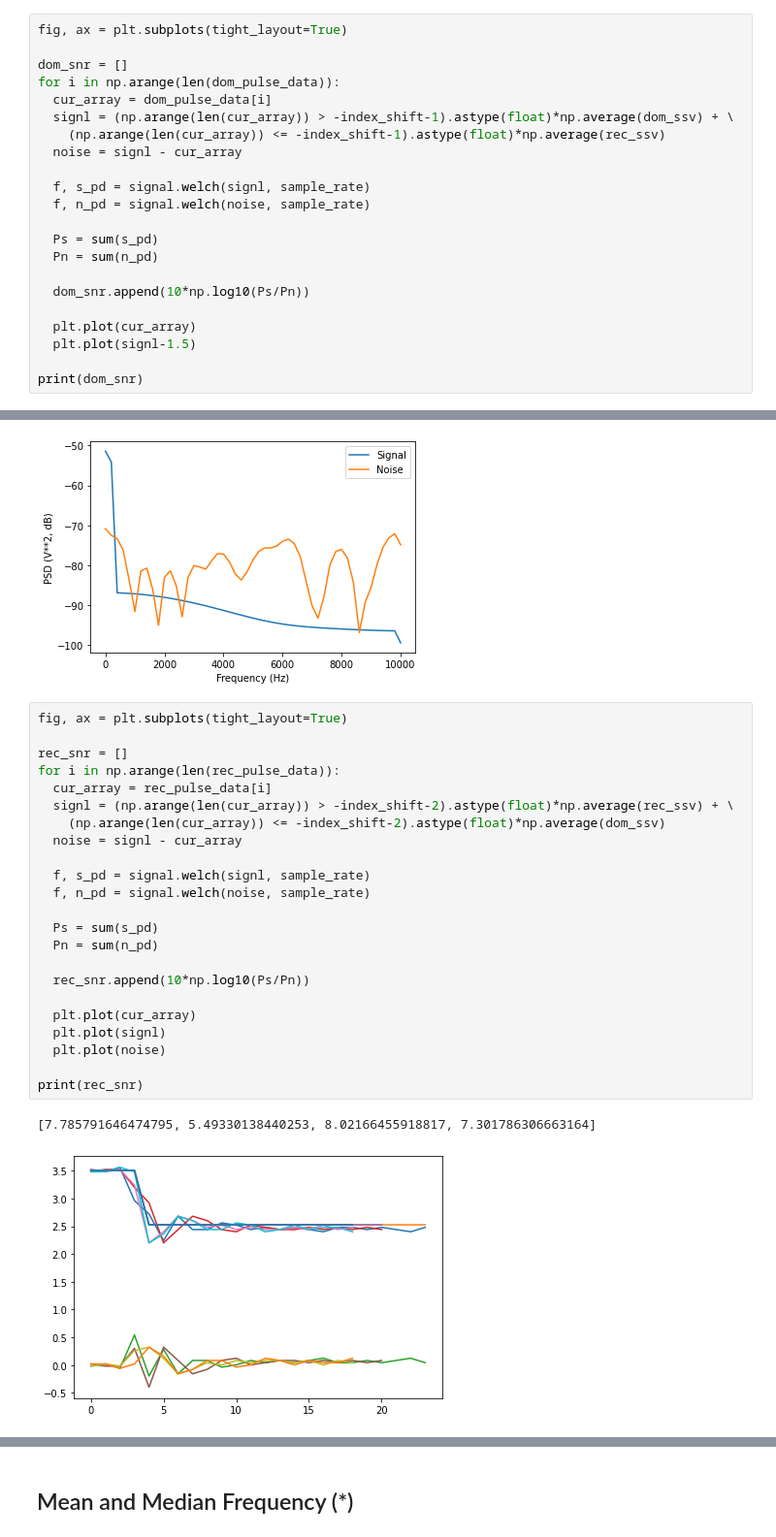
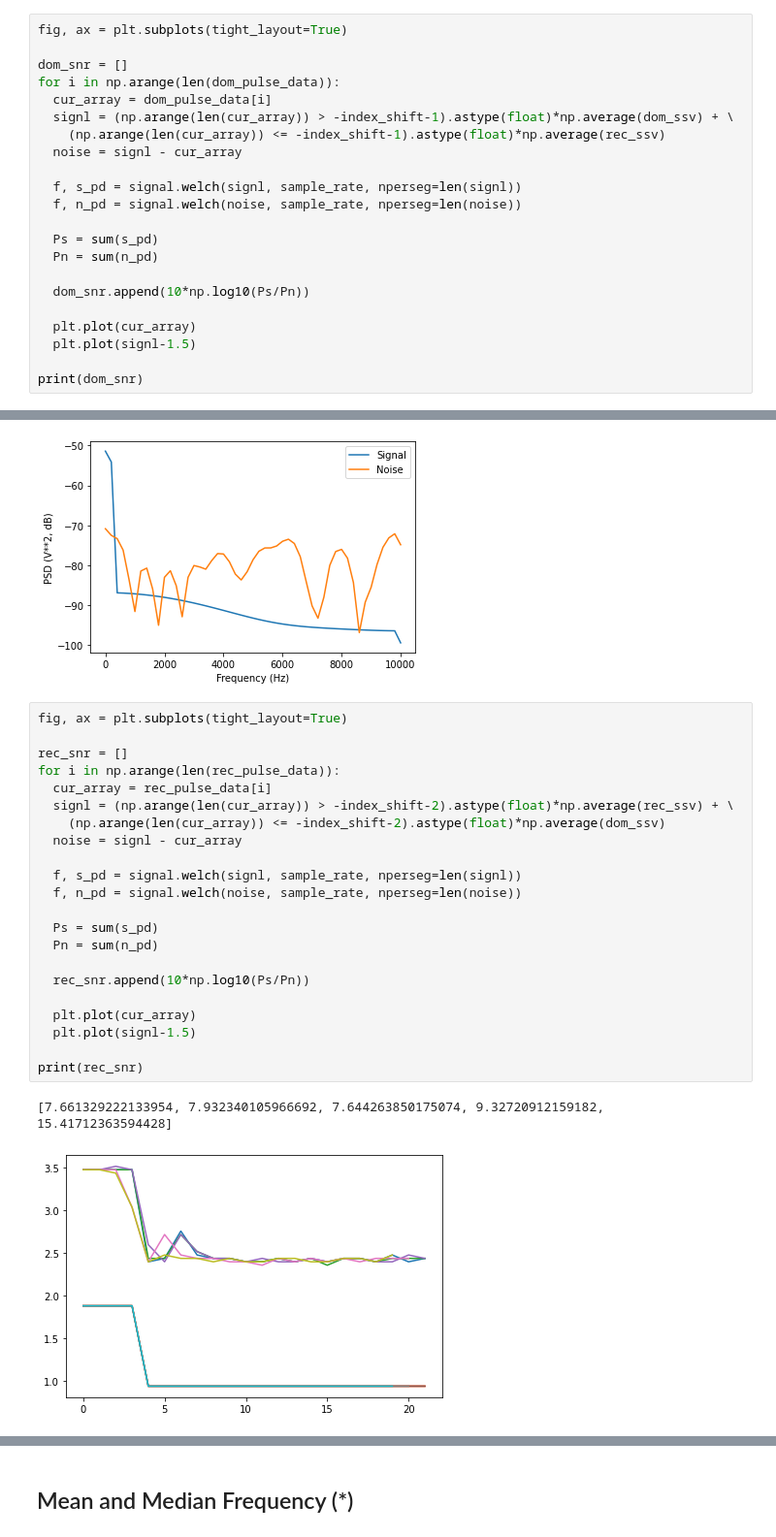
Before and after one commit to vermakun/ecu-fingerprinting, a Jupyter notebook: ecu_fingerprinting_sandbox.ipynb, the cells around one changed output, grey strips where cells are left out. Shown at 97% size. Saved outputs shown, nothing was run; the diff lists cells and outputs as text.

```diff
--- a/ecu_fingerprinting_sandbox.ipynb
+++ b/ecu_fingerprinting_sandbox.ipynb
@@ -920,8 +920,8 @@ for i in np.arange(len(dom_pulse_data)):
     (np.arange(len(cur_array)) <= -index_shift-1).astype(float)*np.average(rec_ssv)
   noise = signl - cur_array
 
-  f, s_pd = signal.welch(signl, sample_rate)
-  f, n_pd = signal.welch(noise, sample_rate)
+  f, s_pd = signal.welch(signl, sample_rate, nperseg=len(signl))
+  f, n_pd = signal.welch(noise, sample_rate, nperseg=len(noise))
 
   Ps = sum(s_pd)
   Pn = sum(n_pd)
@@ -946,26 +946,25 @@ plt.legend(['Signal','Noise'])
 # %%
 fig, ax = plt.subplots(tight_layout=True)
 
 rec_snr = []
 for i in np.arange(len(rec_pulse_data)):
   cur_array = rec_pulse_data[i]
   signl = (np.arange(len(cur_array)) > -index_shift-2).astype(float)*np.average(rec_ssv) + \
     (np.arange(len(cur_array)) <= -index_shift-2).astype(float)*np.average(dom_ssv)
   noise = signl - cur_array
 
-  f, s_pd = signal.welch(signl, sample_rate)
-  f, n_pd = signal.welch(noise, sample_rate)
+  f, s_pd = signal.welch(signl, sample_rate, nperseg=len(signl))
+  f, n_pd = signal.welch(noise, sample_rate, nperseg=len(noise))
 
   Ps = sum(s_pd)
   Pn = sum(n_pd)
 
   rec_snr.append(10*np.log10(Ps/Pn))
 
   plt.plot(cur_array)
-  plt.plot(signl)
-  plt.plot(noise)
+  plt.plot(signl-1.5)
 
 print(rec_snr)
 # %% [output]
-[7.785791646474795, 5.49330138440253, 8.02166455918817, 7.301786306663164]
+[7.661329222133954, 7.932340105966692, 7.644263850175074, 9.32720912159182, 15.41712363594428]
-[figure, old version]
+[figure, new version]
```
Also changed, not shown: parts of 4 cells of this notebook.
